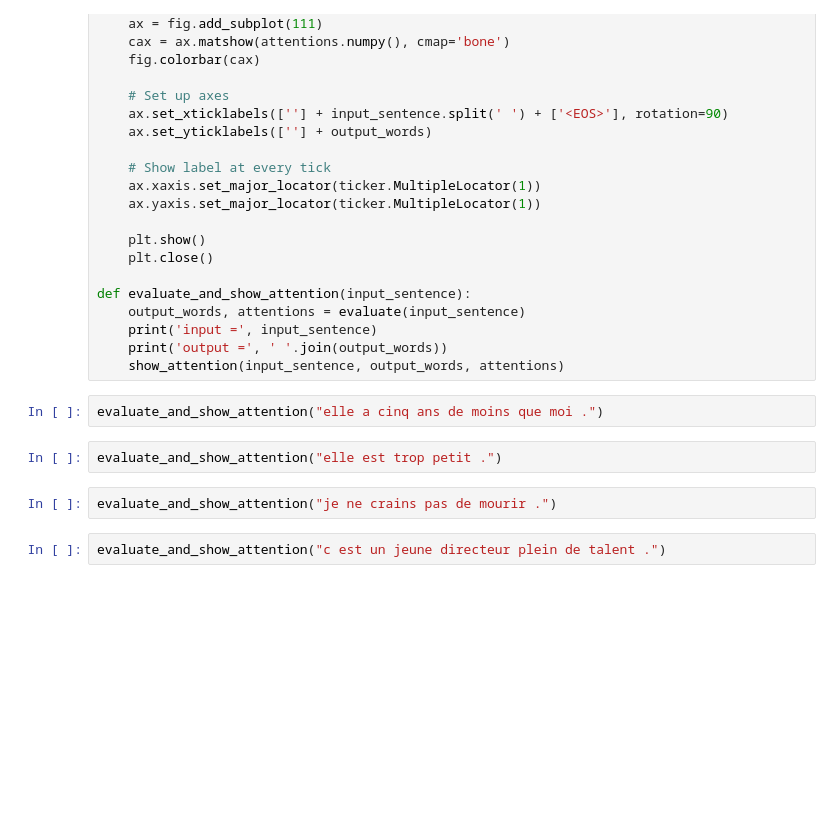
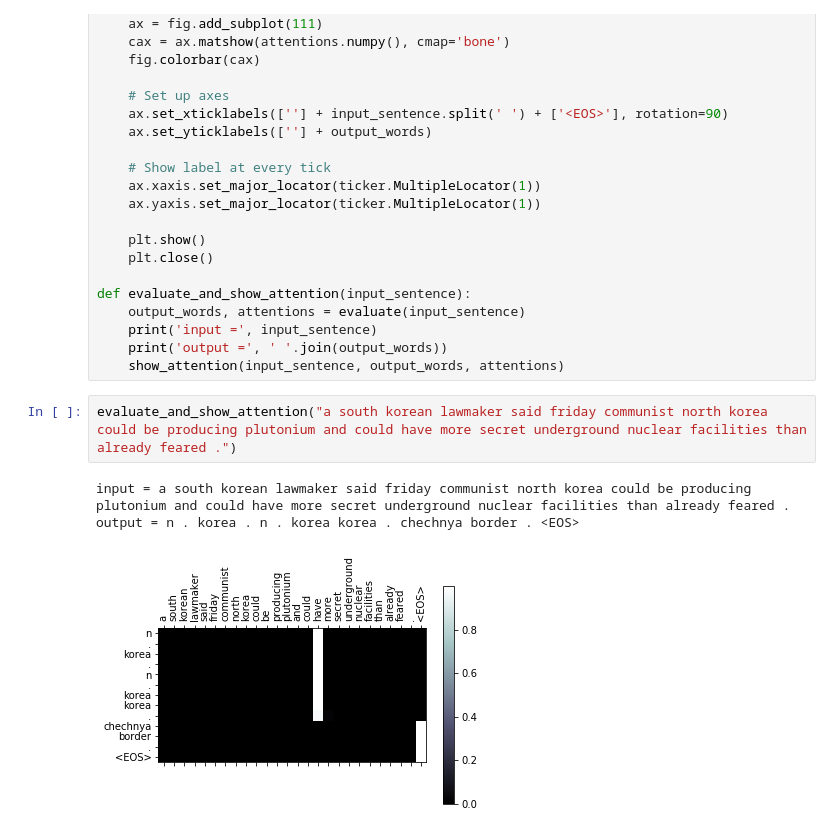
Before and after one commit to SB233/abstractiveTextSummarization, a Jupyter notebook: seq2seq_first_bite/seq2seq-summarization.ipynb, the cells around one changed output. Saved outputs shown, nothing was run; the diff lists cells and outputs as text; blank space fills up the shorter version.

```diff
--- a/seq2seq_first_bite/seq2seq-summarization.ipynb
+++ b/seq2seq_first_bite/seq2seq-summarization.ipynb
@@ -813,11 +815,9 @@ def evaluate_and_show_attention(input_sentence):
     print('input =', input_sentence)
     print('output =', ' '.join(output_words))
     show_attention(input_sentence, output_words, attentions)
-# %%
-evaluate_and_show_attention("elle a cinq ans de moins que moi .")
-# %%
-evaluate_and_show_attention("elle est trop petit .")
-# %%
-evaluate_and_show_attention("je ne crains pas de mourir .")
-# %%
-evaluate_and_show_attention("c est un jeune directeur plein de talent .")
+# %%
+evaluate_and_show_attention("a south korean lawmaker said friday communist north korea could be producing plutonium and could have more secret underground nuclear facilities than already feared .")
+# %% [output]
+input = a south korean lawmaker said friday communist north korea could be producing plutonium and could have more secret underground nuclear facilities than already feared .
+output = n . korea . n . korea korea . chechnya border . <EOS>
+[figure, added]
```
Also changed, not shown: parts of 18 cells of this notebook, 1 other file.
